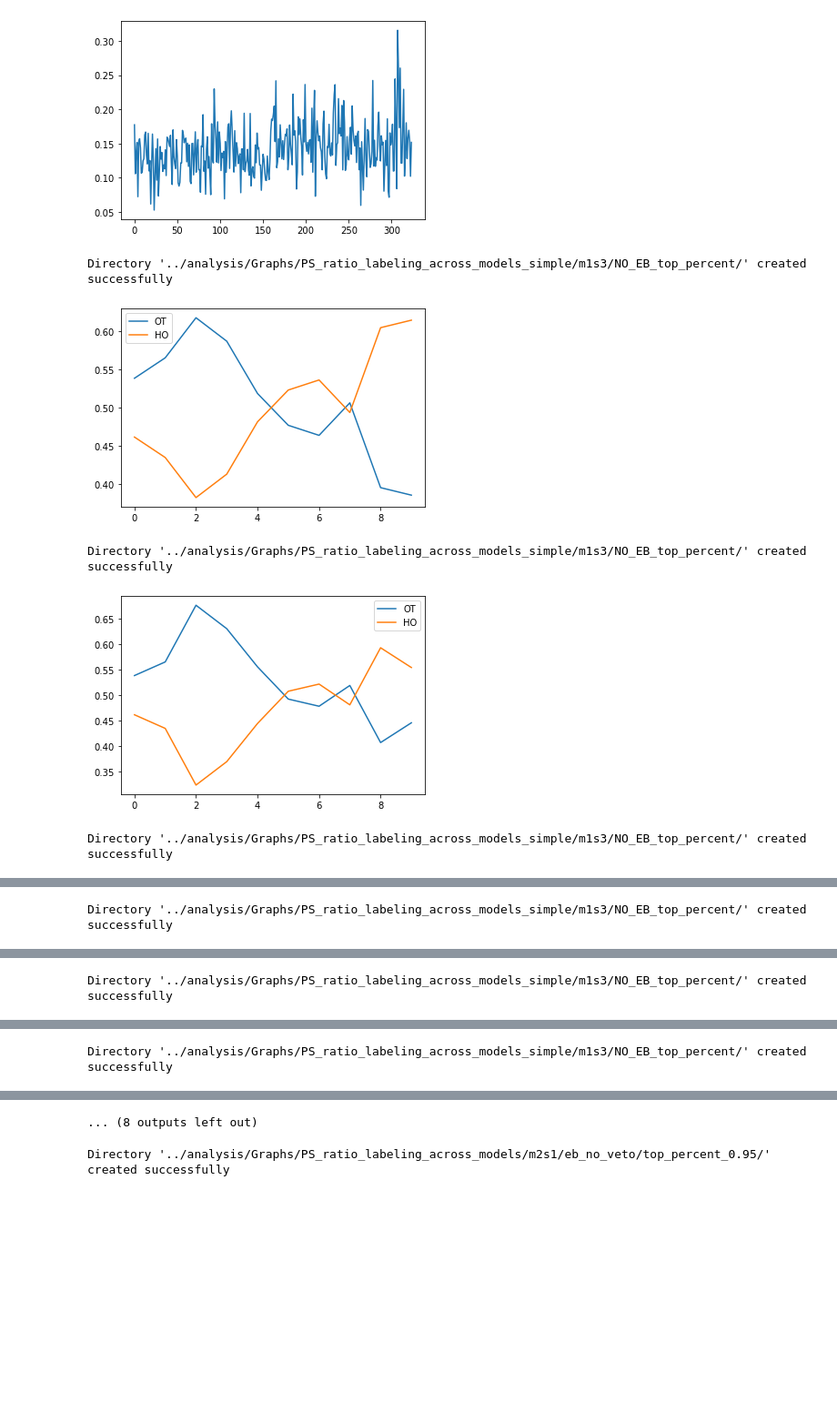
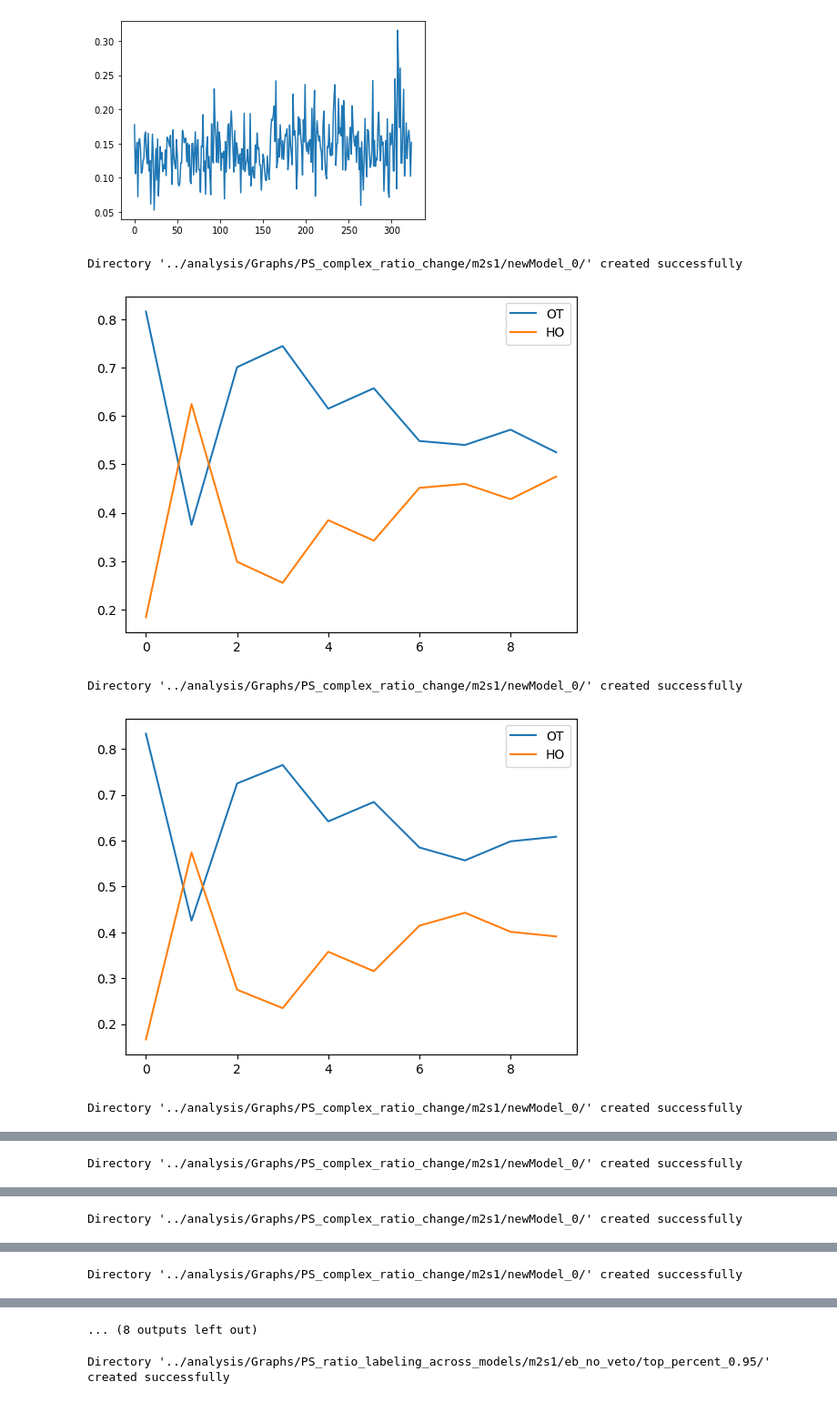
Before and after one commit to leelabcnbc/CNN_Tang_project, a Jupyter notebook: scripts/pattern_stimulus_test.ipynb, the cells around one changed output, grey strips where cells are left out. Shown at 91% size. Saved outputs shown, nothing was run; the diff lists cells and outputs as text; code cells hidden in the pictures; blank space fills up the shorter version.

Commit message:
up to cosyne submission

```diff
--- a/scripts/pattern_stimulus_test.ipynb
+++ b/scripts/pattern_stimulus_test.ipynb
@@ -117,15 +101,15 @@ data_partial_4 = np.load('A:/school/College_Junior/research/CNN_Tang_project/dat
 # %%
-#PS_imgs_all = np.concatenate((data_partial_1, data_partial_2, data_partial_3, data_partial_4), 0)
-PS_imgs_all = data_partial_3
-PS_labels = np.load('A:/school/College_Junior/research/CNN_Tang_project/data/Processed_pattern_stimuli/labels.npy')
-#PS_labels_all = np.concatenate((PS_labels, PS_labels, PS_labels, PS_labels), 0)
-PS_labels_all = PS_labels
+PS_imgs_all = np.concatenate((data_partial_1, data_partial_2, data_partial_3, data_partial_4), 0)
+#PS_imgs_all = data_partial_3
+PS_labels = np.load('D:/school/research/CNN_Tang_project/data/Processed_pattern_stimuli/labels.npy')
+PS_labels_all = np.concatenate((PS_labels, PS_labels, PS_labels, PS_labels), 0)
+#PS_labels_all = PS_labels
 # %%
 np.save('A:/school/College_Junior/research/CNN_Tang_project/data/Processed_pattern_stimuli/labels', labels)
 # %%
 all_top_indexes = []
 all_top_rsp = []
-
+site = 'm2s1'
 for size in range(10):
     channels = 256
     num_layers = 9
@@ -143,7 +127,7 @@ for size in range(10):
                       num_maps=num_maps).cuda()
 
     net.to(device)
-    net.load_state_dict(torch.load('A:/school/College_Junior/research/CNN_Tang_project/saved_models/Sample_size_test_models/'+str(size)+'_10_'+site+'_shared_core_256_9'))
+    net.load_state_dict(torch.load('D:/school/research/CNN_Tang_project/saved_models/Sample_size_test_models/'+str(size)+'_10_'+site+'_shared_core_256_9'))
     net.eval()
 
 
@@ -272,13 +256,14 @@ for size, (top_indexes, top_rsp) in enumerate(zip(all_top_indexes,all_top_rsp)):
                       num_maps=num_maps).cuda()
 
     net.to(device)
-    net.load_state_dict(torch.load('A:/school/College_Junior/research/CNN_Tang_project/saved_models/Sample_size_test_models/'+str(size)+'_10_'+site+'_shared_core_256_9'))
+    # net.load_state_dict(torch.load('D:/school/research/CNN_Tang_project/saved_models/Sample_size_test_models/'+str(size)+'_10_'+site+'_shared_core_256_9'))
+    net.load_state_dict(torch.load(f'../saved_models/Sample_size_test_models/{size}_10_{site}_shared_core_256_9'))
     net.eval()
 
-    Corr = get_site_corr(net, device, site)
+    Corr, _ = get_site_corr(net, device, site)
     selected_idx = []
     for i, c in enumerate(Corr):
-        if c > 0.4:
+        if c > 0:
             selected_idx.append(i)
     net_selected_num.append(len(selected_idx))
     num_iters = 10
@@ -299,4 +284,8 @@ for size, (top_indexes, top_rsp) in enumerate(zip(all_top_indexes,all_top_rsp)):
             neuron_labels[neuron] = majority
         all_neuron_labels[iter] = neuron_labels
     all_model_all_neuron_labels.append(all_neuron_labels)
+# %%
+#shape = all models, all metric level, all neuron
+#all_model_all_neuron_labels = np.stack(all_model_all_neuron_labels)
+all_model_all_neuron_labels = np.load('cosyne_dict_2.npy', allow_pickle=True).item()['m2s1']['label']
 # %%
@@ -329,20 +316,20 @@ def make_dir_try(dir):
 # %%
 for iter in range(num_iters):
 
-    directory = '../analysis/Graphs/PS_ratio_labeling_across_models_simple/'+site+'/' + 'NO_EB_top_percent/'
+    directory = '../analysis/Graphs/PS_complex_ratio_change/'+site+'/' + 'newModel_0/'
     make_dir_try(directory)
     directory = directory+str(1-(0.5/num_iters)*(iter+1))+'.jpg'
 
     count_OT = np.sum(all_label_counts[:,iter,:2], axis=1)
     count_HO = np.sum(all_label_counts[:,iter,2:], axis=1)
     plt.plot(count_OT, label='OT')
     plt.plot(count_HO, label='HO')
     plt.legend()
     plt.savefig(directory)
     plt.show()
 # %% [output]
-Directory '../analysis/Graphs/PS_ratio_labeling_across_models_simple/m1s3/NO_EB_top_percent/' created successfully
+Directory '../analysis/Graphs/PS_complex_ratio_change/m2s1/newModel_0/' created successfully
-[figure, old version]
+[figure, new version]
-Directory '../analysis/Graphs/PS_ratio_labeling_across_models_simple/m1s3/NO_EB_top_percent/' created successfully
+Directory '../analysis/Graphs/PS_complex_ratio_change/m2s1/newModel_0/' created successfully
-[figure, old version]
+[figure, new version]
-Directory '../analysis/Graphs/PS_ratio_labeling_across_models_simple/m1s3/NO_EB_top_percent/' created successfully
+Directory '../analysis/Graphs/PS_complex_ratio_change/m2s1/newModel_0/' created successfully
@@ -350 +337 @@ Directory '../analysis/Graphs/PS_ratio_labeling_across_models_simple/m1s3/NO_EB_
-Directory '../analysis/Graphs/PS_ratio_labeling_across_models_simple/m1s3/NO_EB_top_percent/' created successfully
+Directory '../analysis/Graphs/PS_complex_ratio_change/m2s1/newModel_0/' created successfully
@@ -352 +339 @@ Directory '../analysis/Graphs/PS_ratio_labeling_across_models_simple/m1s3/NO_EB_
-Directory '../analysis/Graphs/PS_ratio_labeling_across_models_simple/m1s3/NO_EB_top_percent/' created successfully
+Directory '../analysis/Graphs/PS_complex_ratio_change/m2s1/newModel_0/' created successfully
@@ -354 +341 @@ Directory '../analysis/Graphs/PS_ratio_labeling_across_models_simple/m1s3/NO_EB_
-Directory '../analysis/Graphs/PS_ratio_labeling_across_models_simple/m1s3/NO_EB_top_percent/' created successfully
+Directory '../analysis/Graphs/PS_complex_ratio_change/m2s1/newModel_0/' created successfully
```
Also changed, not shown: parts of 5 cells of this notebook, 46 other files.
